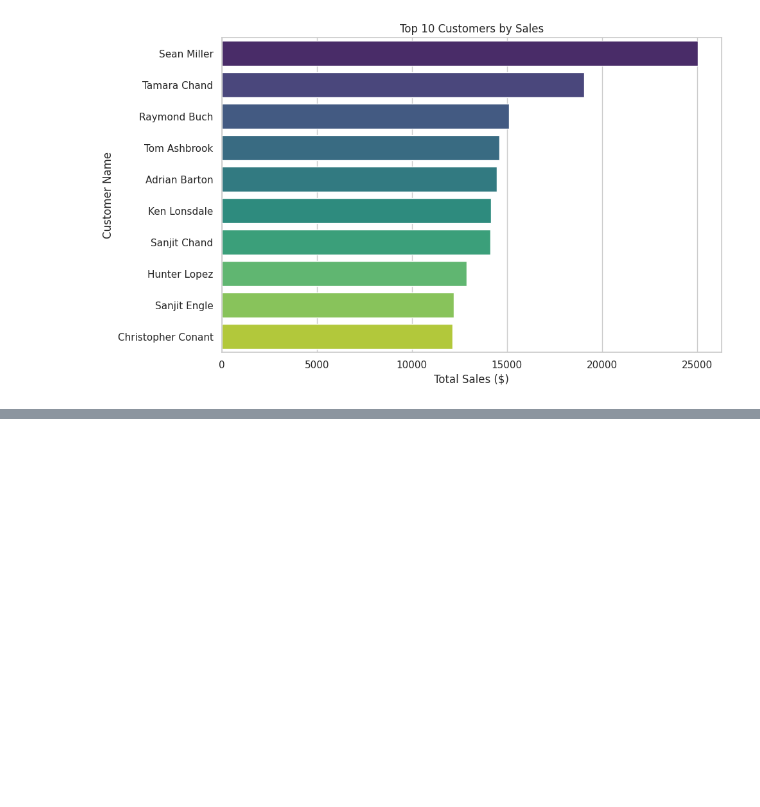
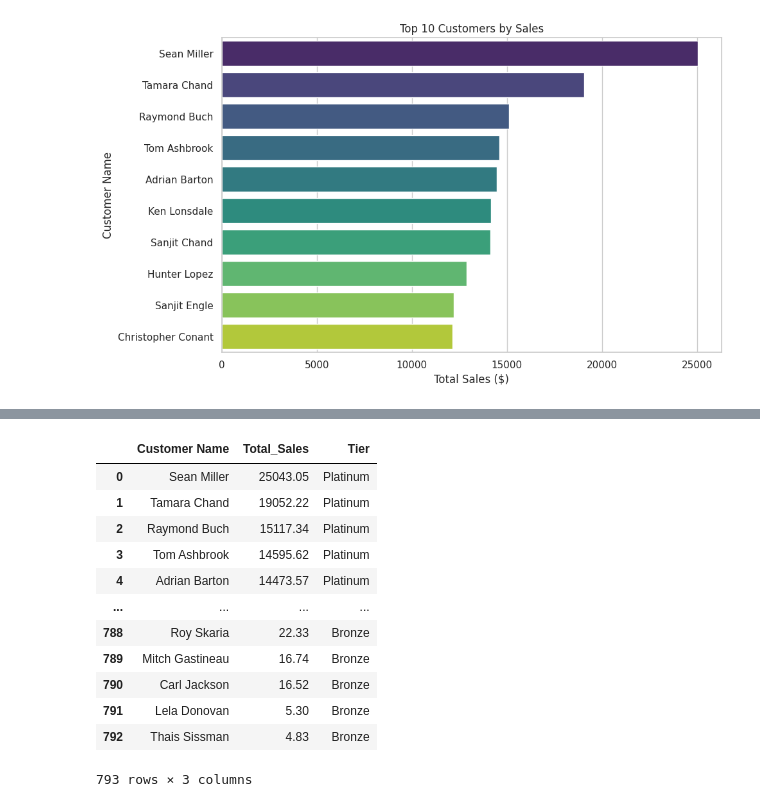
Before and after one commit to lalit1511/SQL_Projects, a Jupyter notebook: SQL_Sample_superstore_data.ipynb, the cells around one changed output, grey strips where cells are left out. Drawn from its saved outputs; the diff is of its cells as text; code cells hidden in the pictures; blank space fills up the shorter version.

```diff
--- a/SQL_Sample_superstore_data.ipynb
+++ b/SQL_Sample_superstore_data.ipynb
@@ -244,0 +263,29 @@ Passing `palette` without assigning `hue` is deprecated and will be removed in v
+# %%
+#Customer Segmentation Based on Sales Tier
+pd.read_sql_query("""
+SELECT [Customer Name],
+       ROUND(SUM(Sales), 2) AS Total_Sales,
+       CASE
+         WHEN SUM(Sales) >= 5000 THEN 'Platinum'
+         WHEN SUM(Sales) >= 2000 THEN 'Gold'
+         WHEN SUM(Sales) >= 1000 THEN 'Silver'
+         ELSE 'Bronze'
+       END AS Tier
+FROM orders
+GROUP BY [Customer Name]
+ORDER BY Total_Sales DESC
+""", conn)
+# %% [output]
+|  | Customer Name | Total_Sales | Tier |
+| 0 | Sean Miller | 25043.05 | Platinum |
+| 1 | Tamara Chand | 19052.22 | Platinum |
+| 2 | Raymond Buch | 15117.34 | Platinum |
+| 3 | Tom Ashbrook | 14595.62 | Platinum |
+| 4 | Adrian Barton | 14473.57 | Platinum |
+| ... | ... | ... | ... |
+| 788 | Roy Skaria | 22.33 | Bronze |
+| 789 | Mitch Gastineau | 16.74 | Bronze |
+| 790 | Carl Jackson | 16.52 | Bronze |
+| 791 | Lela Donovan | 5.30 | Bronze |
+| 792 | Thais Sissman | 4.83 | Bronze |
+793 rows × 3 columns
```
Also changed, not shown: parts of 4 cells of this notebook.
